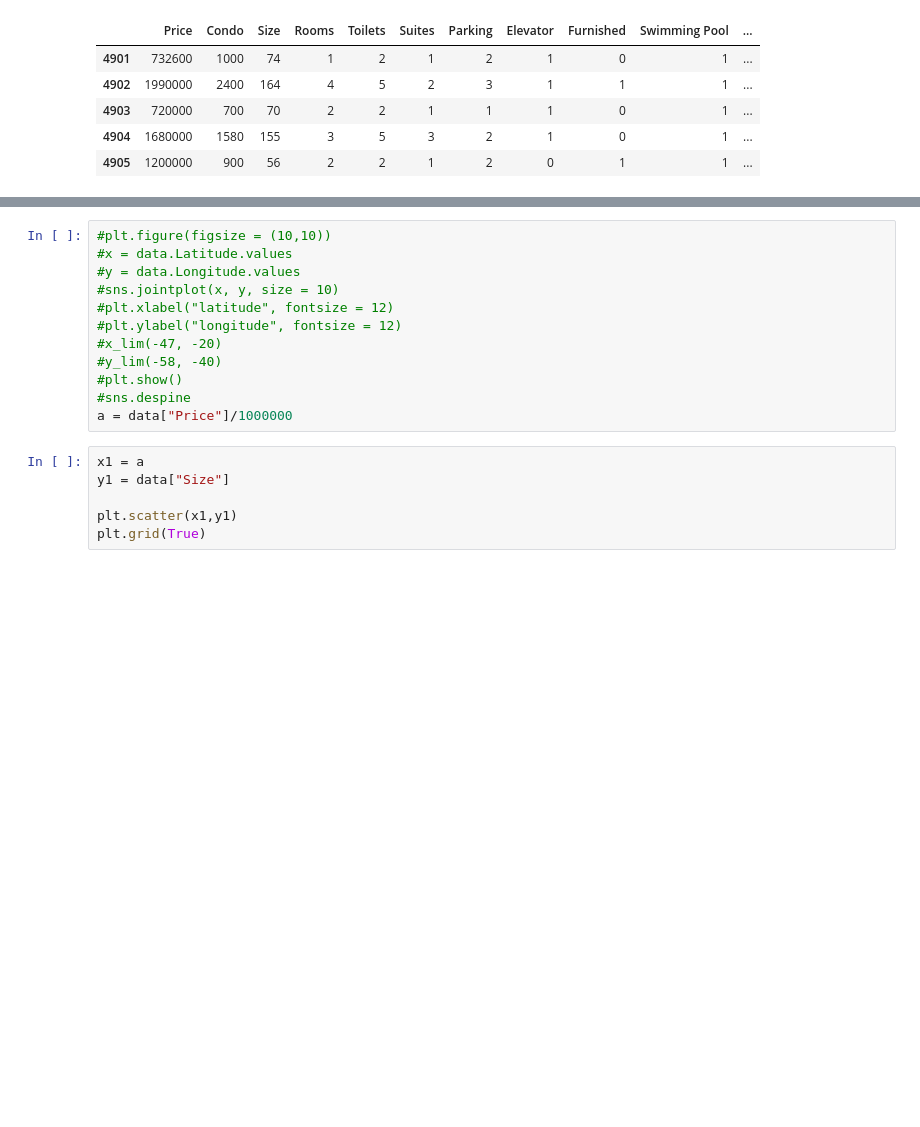
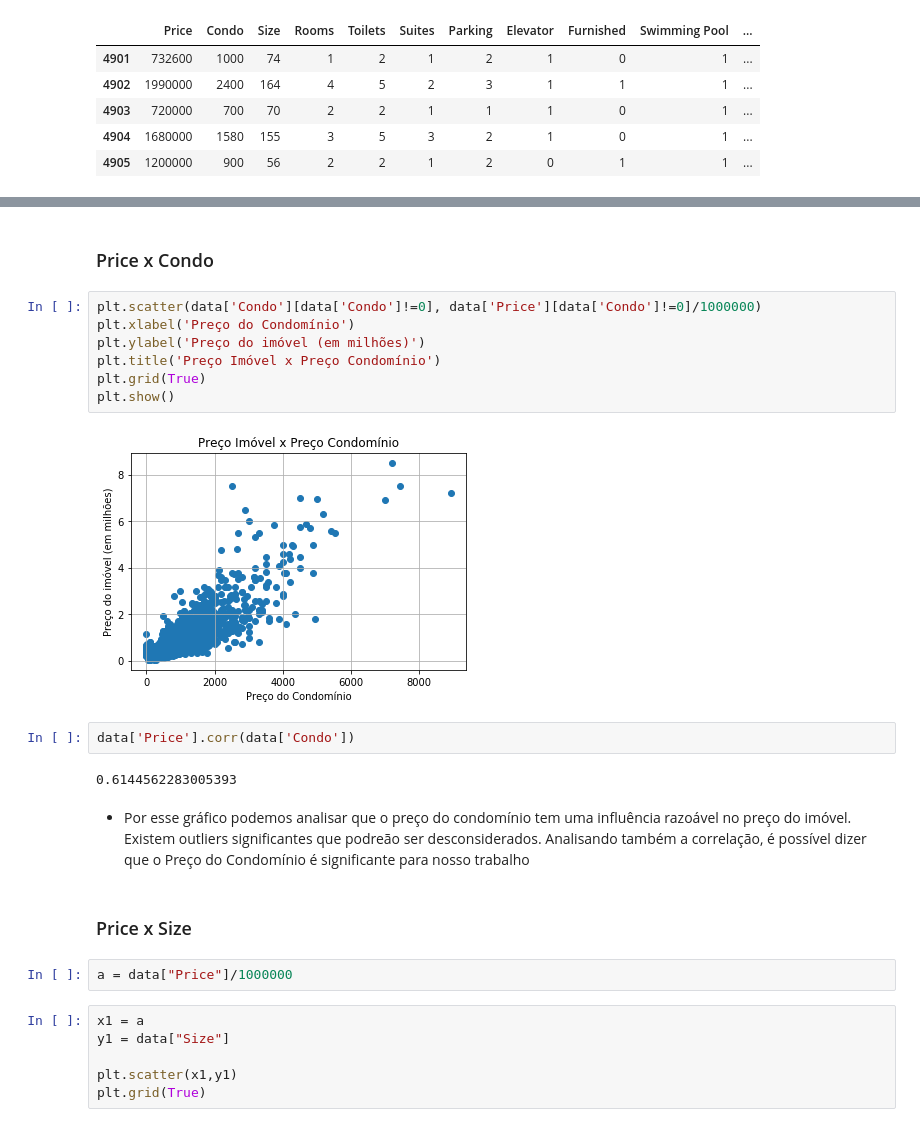
Before and after one commit to arthurfc12/Projeto3CDados, a Jupyter notebook: pr3.ipynb, the cells around one changed output, grey strips where cells are left out. Drawn from its saved outputs; the diff is of its cells as text; blank space fills up the shorter version.

```diff
--- a/pr3.ipynb
+++ b/pr3.ipynb
@@ -48,18 +49,27 @@ data.describe()
 | 50% | 3.800000e+05 | 400.000000 | 62.000000 | 2.000000 | 2.000000 | 1.000000 | 1.000000 | 0.000000 | 0.000000 | 1.000000 | ... |
 | 75% | 6.790000e+05 | 700.000000 | 87.000000 | 3.000000 | 2.000000 | 1.000000 | 2.000000 | 1.000000 | 0.000000 | 1.000000 | ... |
 | max | 1.000000e+07 | 8920.000000 | 620.000000 | 6.000000 | 7.000000 | 6.000000 | 7.000000 | 1.000000 | 1.000000 | 1.000000 | ... |
-# %%
-#plt.figure(figsize = (10,10))
-#x = data.Latitude.values
-#y = data.Longitude.values
-#sns.jointplot(x, y, size = 10)
-#plt.xlabel("latitude", fontsize = 12)
-#plt.ylabel("longitude", fontsize = 12)
-#x_lim(-47, -20)
-#y_lim(-58, -40)
-#plt.show()
-#sns.despine
-a = data["Price"]/1000000
+# %% [markdown]
+### Price x Condo
+# %%
+plt.scatter(data['Condo'][data['Condo']!=0], data['Price'][data['Condo']!=0]/1000000)
+plt.xlabel('Preço do Condomínio')
+plt.ylabel('Preço do imóvel (em milhões)')
+plt.title('Preço Imóvel x Preço Condomínio')
+plt.grid(True)
+plt.show()
+# %% [output]
+[figure, added]
+# %%
+data['Price'].corr(data['Condo'])
+# %% [output]
+0.6144562283005393
+# %% [markdown]
+* Por esse gráfico podemos analisar que o preço do condomínio tem uma influência razoável no preço do imóvel. Existem outliers significantes que podreão ser desconsiderados. Analisando também a correlação, é possível dizer que o Preço do Condomínio é significante para nosso trabalho
+# %% [markdown]
+### Price x Size
+# %%
+a = data["Price"]/1000000
 # %%
 x1 = a
 y1 = data["Size"]
```
Also changed, not shown: parts of 9 cells of this notebook, 1 other file.
